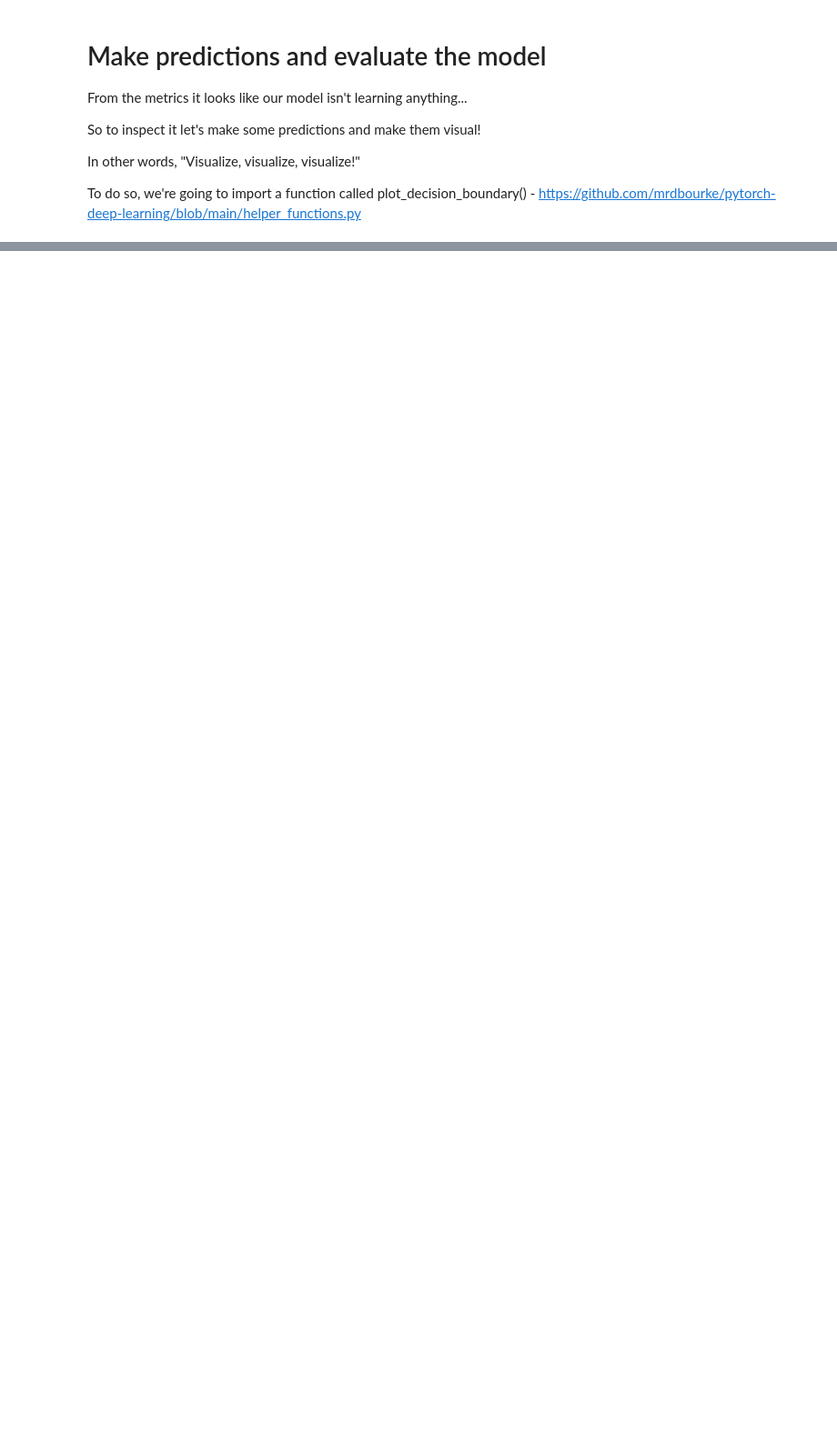
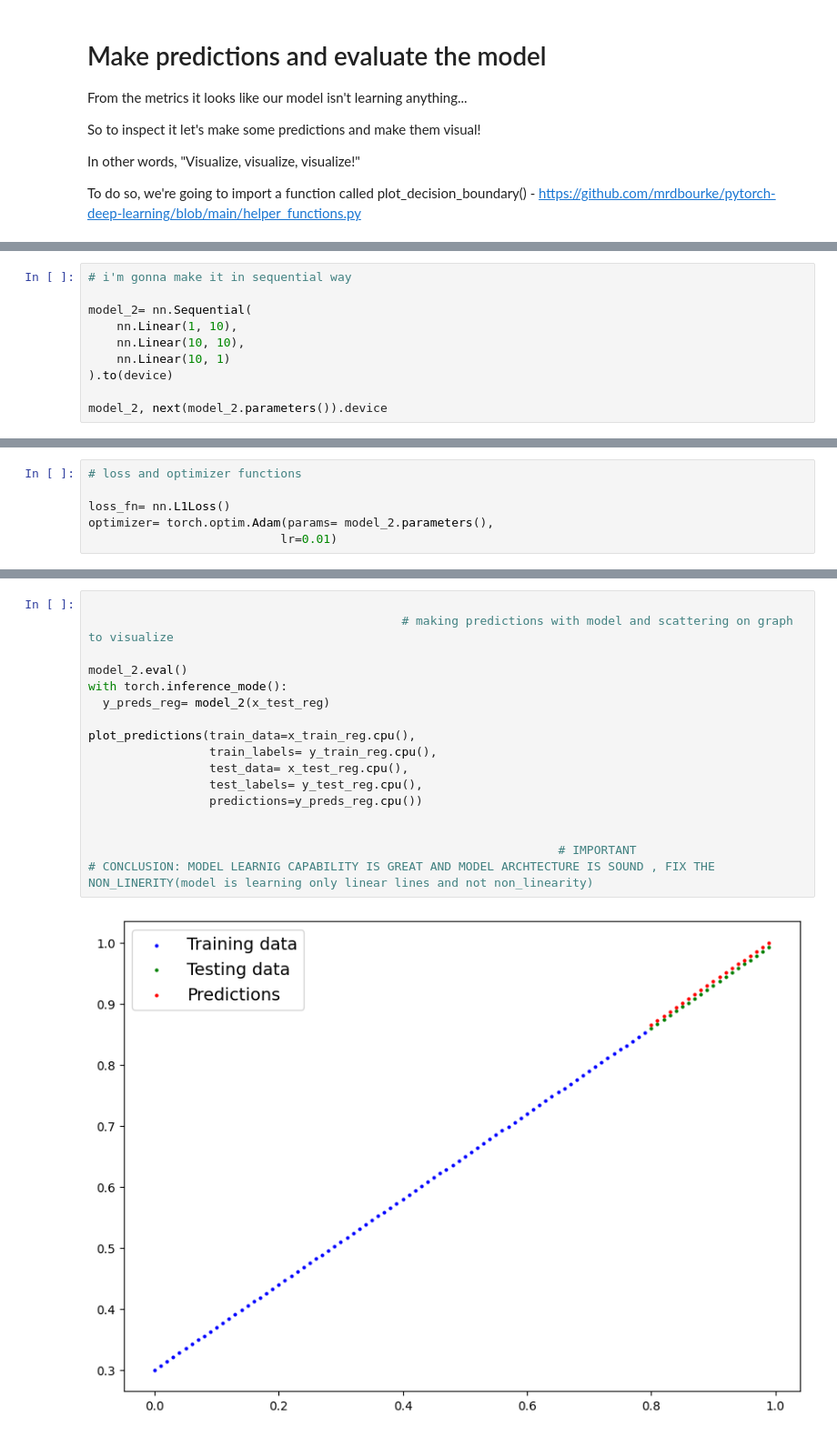
Before and after one commit to Nouman-wisal/pytorch, a Jupyter notebook: 02_pytorch_Neural_Network_classification_model.ipynb, the cells around one changed output, grey strips where cells are left out. Shown at 91% size. Saved outputs shown, nothing was run; the diff lists cells and outputs as text; blank space fills up the shorter version.

```diff
--- a/02_pytorch_Neural_Network_classification_model.ipynb
+++ b/02_pytorch_Neural_Network_classification_model.ipynb
@@ -318,0 +537,10 @@ plot_decision_boundary(model_0, x_test, y_test)
+# %%
+# i'm gonna make it in sequential way
+
+model_2= nn.Sequential(
+    nn.Linear(1, 10),
+    nn.Linear(10, 10),
+    nn.Linear(10, 1)
+).to(device)
+
+model_2, next(model_2.parameters()).device
@@ -318,0 +554,6 @@ plot_decision_boundary(model_0, x_test, y_test)
+# %%
+# loss and optimizer functions
+
+loss_fn= nn.L1Loss()
+optimizer= torch.optim.Adam(params= model_2.parameters(),
+                           lr=0.01)
@@ -318,0 +603,19 @@ plot_decision_boundary(model_0, x_test, y_test)
+# %%
+
+                                            # making predictions with model and scattering on graph to visualize
+
+model_2.eval()
+with torch.inference_mode():
+  y_preds_reg= model_2(x_test_reg)
+
+plot_predictions(train_data=x_train_reg.cpu(),
+                 train_labels= y_train_reg.cpu(),
+                 test_data= x_test_reg.cpu(),
+                 test_labels= y_test_reg.cpu(),
+                 predictions=y_preds_reg.cpu())
+
+
+                                                                  # IMPORTANT
+# CONCLUSION: MODEL LEARNIG CAPABILITY IS GREAT AND MODEL ARCHTECTURE IS SOUND , FIX THE NON_LINERITY(model is learning only linear lines and not non_linearity)
+# %% [output]
+[figure, added]
```
Also changed, not shown: parts of 39 cells of this notebook.
